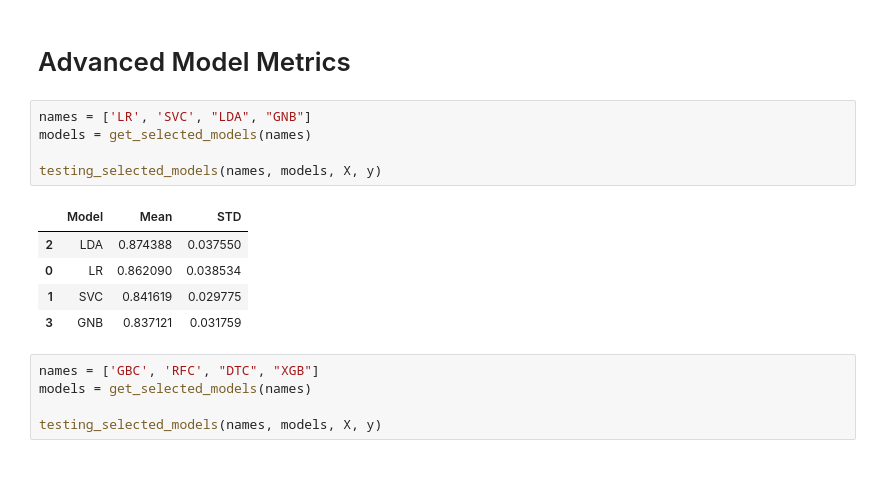
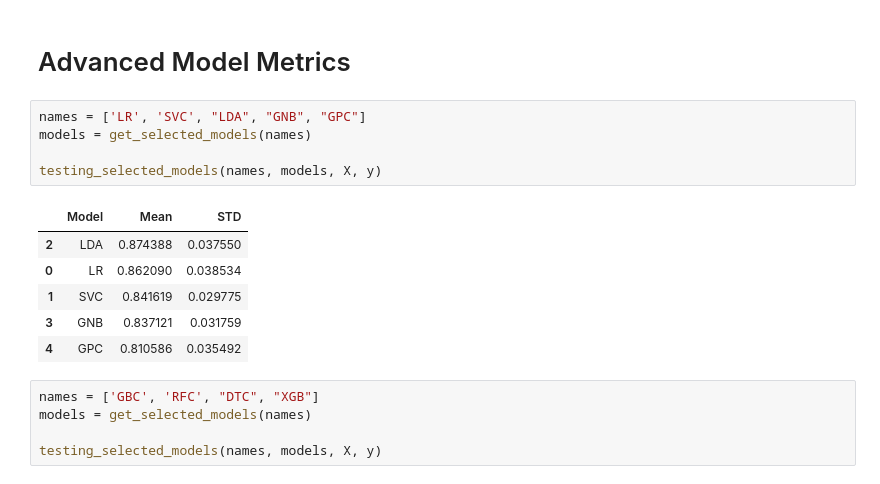
Before and after one commit to MaukanMir/Heart-Attack-Analysis-and-Prediction-Dataset, a Jupyter notebook: trainnig.ipynb, the cells around one changed output. Cells and saved outputs as stored; diff of their text form.

```diff
--- a/trainnig.ipynb
+++ b/trainnig.ipynb
@@ -265,16 +265,17 @@ print('>%.3f (%.3f)' % (np.mean(scores), np.std(scores)))
 # %% [markdown]
 # Advanced Model Metrics
 # %%
-names = ['LR', 'SVC', "LDA", "GNB"]
+names = ['LR', 'SVC', "LDA", "GNB", "GPC"]
 models = get_selected_models(names)
 
 testing_selected_models(names, models, X, y)
 # %% [output]
 |  | Model | Mean | STD |
 | 2 | LDA | 0.874388 | 0.037550 |
 | 0 | LR | 0.862090 | 0.038534 |
 | 1 | SVC | 0.841619 | 0.029775 |
 | 3 | GNB | 0.837121 | 0.031759 |
+| 4 | GPC | 0.810586 | 0.035492 |
 # %%
 names = ['GBC', 'RFC', "DTC", "XGB"]
 models = get_selected_models(names)
```
